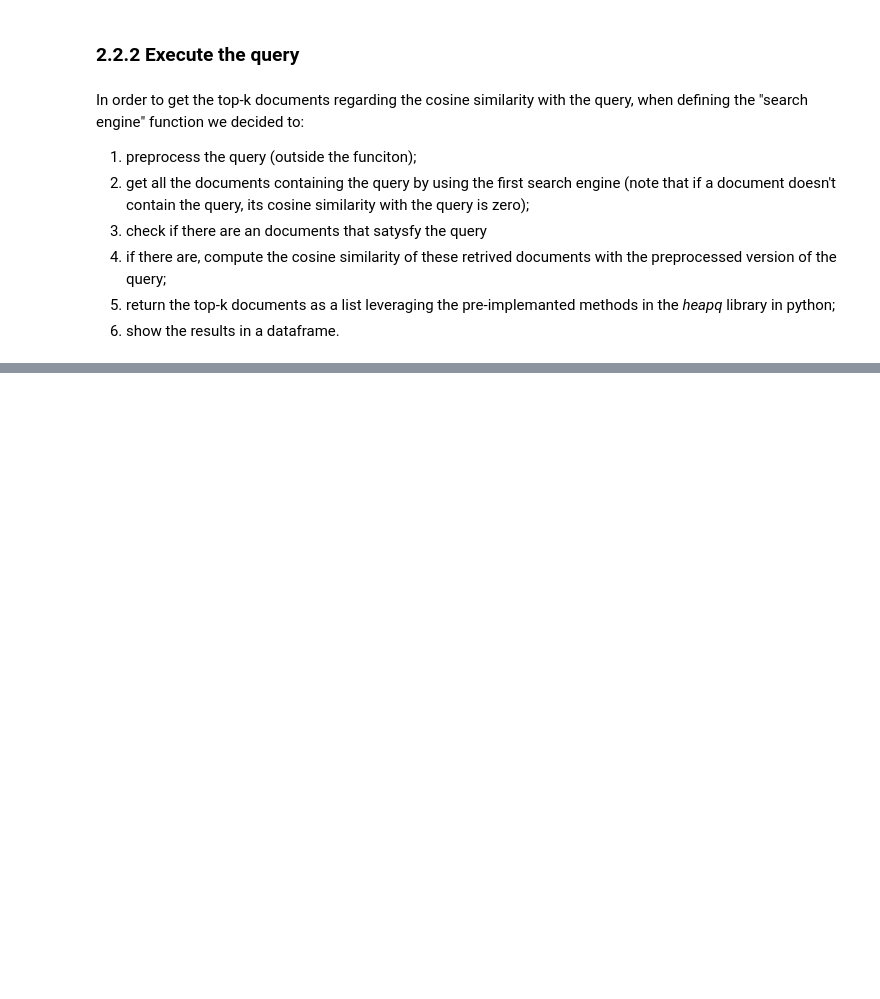
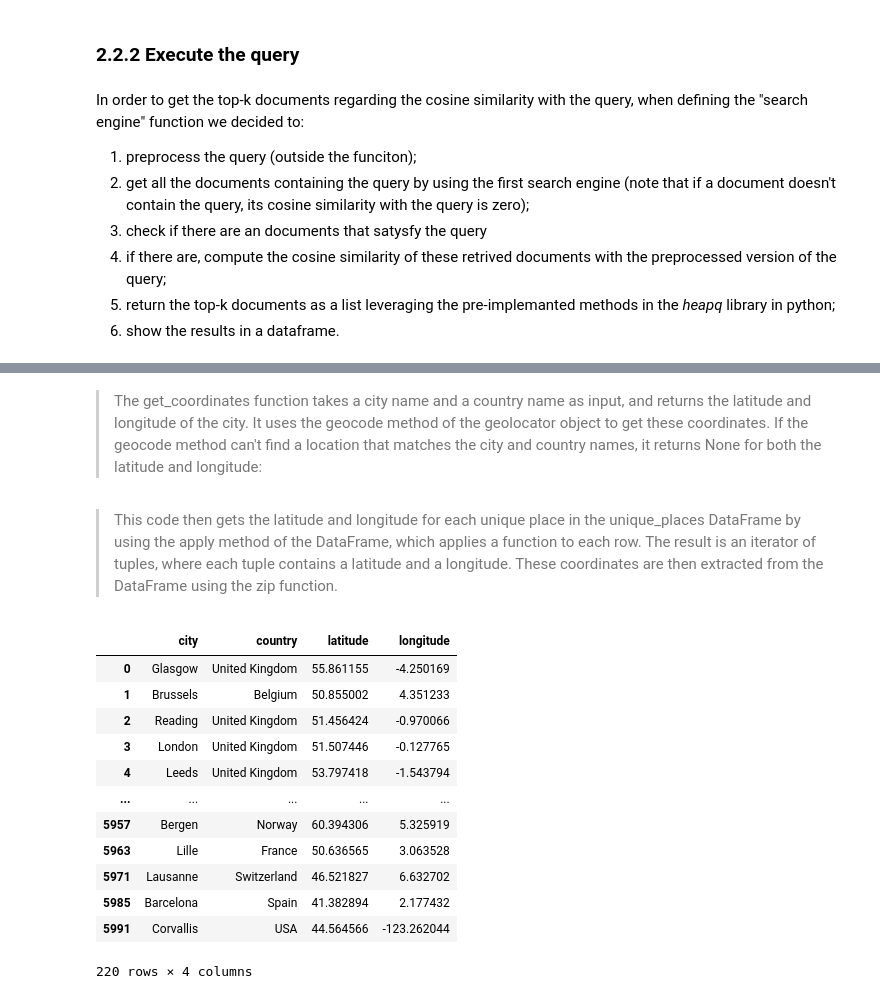
Before and after one commit to camillabrigandi/ADM-HW3, a Jupyter notebook: HW3.ipynb, the cells around one changed output, grey strips where cells are left out. Cells and saved outputs as stored; diff of their text form; code cells hidden in the pictures; blank space fills up the shorter version.

```diff
--- a/HW3.ipynb
+++ b/HW3.ipynb
@@ -315,0 +393,4 @@ Results:
+# %%
+# List of unique places
+unique_places = msc_degrees[['city', 'country']].drop_duplicates()
+unique_places
@@ -315,0 +415,35 @@ Results:
+# %%
+geolocator = Nominatim(user_agent="McCoursesExercise", timeout=10)
+# %% [markdown]
+> The get_coordinates function takes a city name and a country name as input, and returns the latitude and longitude of the city. It uses the geocode method of the geolocator object to get these coordinates. If the geocode method can't find a location that matches the city and country names, it returns None for both the latitude and longitude:
+# %%
+def get_coordinates(city, country):
+    location = geolocator.geocode(f'{city}, {country}')
+    if location is None:
+        return None, None
+    else:
+        return location.latitude, location.longitude
+# %%
+latitude, longitude = zip(*unique_places.apply(lambda row: get_coordinates(row['city'], row['country']), axis=1))
+# %% [markdown]
+> This code then gets the latitude and longitude for each unique place in the unique_places DataFrame by using the apply method of the DataFrame, which applies a function to each row. The result is an iterator of tuples, where each tuple contains a latitude and a longitude. These coordinates are then extracted from the DataFrame using the zip function.
+# %%
+#then we create a latitude and longitude columns to which we assign the latitude and longitude found
+unique_places['latitude'] = latitude
+unique_places['longitude'] = longitude
+#we get the following DataFrame
+unique_places
+# %% [output]
+|  | city | country | latitude | longitude |
+| 0 | Glasgow | United Kingdom | 55.861155 | -4.250169 |
+| 1 | Brussels | Belgium | 50.855002 | 4.351233 |
+| 2 | Reading | United Kingdom | 51.456424 | -0.970066 |
+| 3 | London | United Kingdom | 51.507446 | -0.127765 |
+| 4 | Leeds | United Kingdom | 53.797418 | -1.543794 |
+| ... | ... | ... | ... | ... |
+| 5957 | Bergen | Norway | 60.394306 | 5.325919 |
+| 5963 | Lille | France | 50.636565 | 3.063528 |
+| 5971 | Lausanne | Switzerland | 46.521827 | 6.632702 |
+| 5985 | Barcelona | Spain | 41.382894 | 2.177432 |
+| 5991 | Corvallis | USA | 44.564566 | -123.262044 |
+220 rows × 4 columns
```
Also changed, not shown: parts of 20 cells of this notebook, 2 other files.
